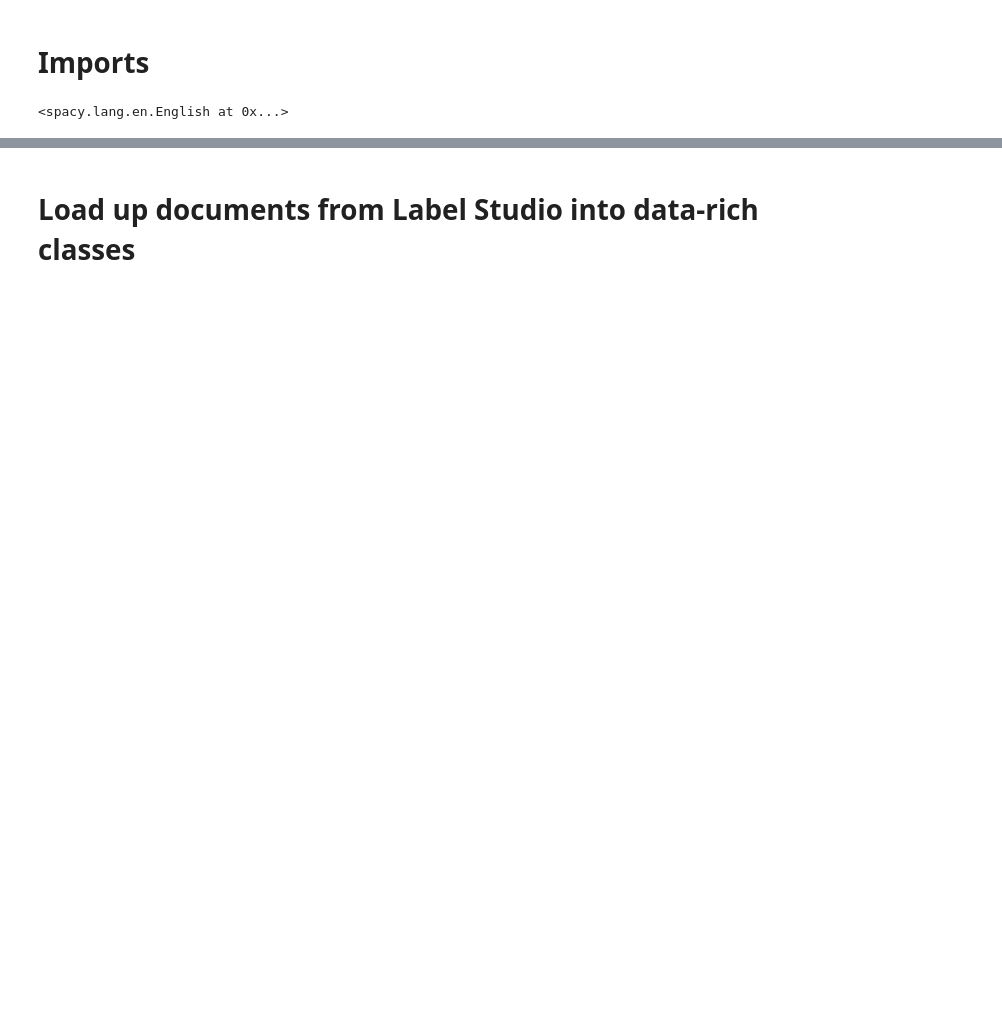
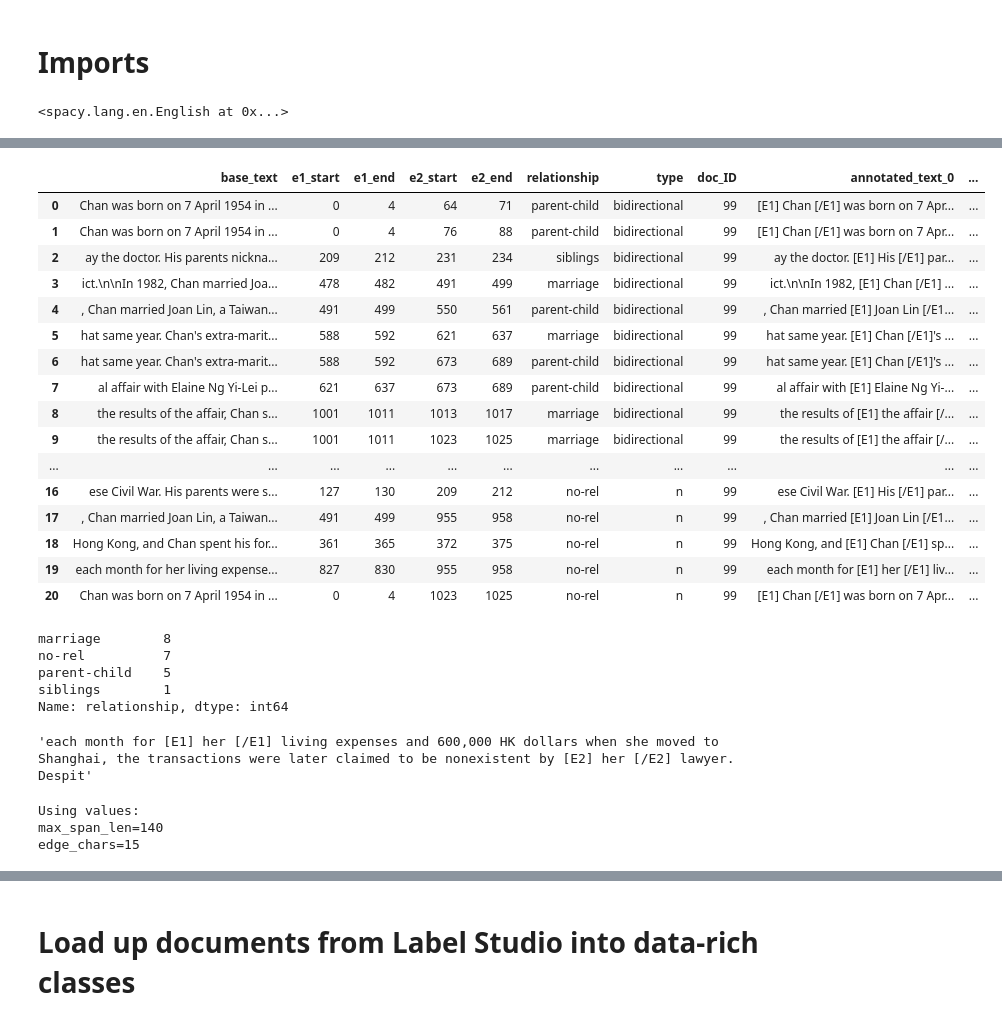
Before and after one commit to ANGELLOPARR/luke-genealogical-thesis, a Jupyter notebook: Pipeline.ipynb, the cells around one changed output, grey strips where cells are left out. Cells and saved outputs as stored; diff of their text form; code cells hidden in the pictures; blank space fills up the shorter version.

```diff
--- a/Pipeline.ipynb
+++ b/Pipeline.ipynb
@@ -334,0 +465,21 @@ class DocRelations:
+# %%
+from transformers import pipeline
+model_pipeline = pipeline(task='text-classification',
+                          model=my_model,
+                          tokenizer=tokenizer)
+# %%
+transforms = [
+    (lambda e: f'[E1] {e} [/E1]', lambda e: f'[E2] {e} [/E2]'),
+    (lambda e: f'[PERSON1]', lambda e: f'[PERSON2]'),
+    (lambda e: f'[PERSON]', lambda e: f'[PERSON]'),
+    (lambda e: f'[HEAD]', lambda e: f'[TAIL]'),
+    (lambda e: f'[MASK]', lambda e: f'[MASK]'),
+    (lambda e: f'[E1]', lambda e: f'[E2]')
+]
+# %%
+files = [fn for fn in os.listdir('wiki_data') if fn[0] != '.']
+relations = [DocRelations(f'wiki_data/{fn}', from_file=True, t_e1=transforms[0][0], t_e2=transforms[0][1], classifier_pipeline=model_pipeline) for fn in files]
+docs = [DataLoader.get_json_data(dr) for dr in relations]
+with open('predicted_labeled_data.json', 'w') as f:
+    json.dump(docs, f)
+# for i in range(len(os.listdir('wiki_data'))):
@@ -334,0 +527,10 @@ class DocRelations:
+# %%
+# ls_dr = DocRelations('exported.json')
+with open('PROJECT_LABELING.json', 'r') as f:
+    data = json.load(f)
+
+ls_drs = [DocRelations(d, from_labeled=True) for d in data]
+output = [DataLoader.get_json_data(dr) for dr in ls_drs]
+
+with open('LABEL_TO_LABEL.json', 'w') as f:
+    json.dump(output, f)
@@ -334,0 +605,43 @@ class DocRelations:
+# %%
+transforms = [
+    (lambda e: f'[E1] {e} [/E1]', lambda e: f'[E2] {e} [/E2]'),
+    (lambda e: f'[PERSON1]', lambda e: f'[PERSON2]')
+]
+df = DataLoader.get_pandas_data(dr, transforms, with_negatives=True)
+df
+# %% [output]
+|  | base_text | e1_start | e1_end | e2_start | e2_end | relationship | type | doc_ID | annotated_text_0 | ... |
+| 0 | Chan was born on 7 April 1954 in ... | 0 | 4 | 64 | 71 | parent-child | bidirectional | 99 | [E1] Chan [/E1] was born on 7 Apr... | ... |
+| 1 | Chan was born on 7 April 1954 in ... | 0 | 4 | 76 | 88 | parent-child | bidirectional | 99 | [E1] Chan [/E1] was born on 7 Apr... | ... |
+| 2 | ay the doctor. His parents nickna... | 209 | 212 | 231 | 234 | siblings | bidirectional | 99 | ay the doctor. [E1] His [/E1] par... | ... |
+| 3 | ict.\n\nIn 1982, Chan married Joa... | 478 | 482 | 491 | 499 | marriage | bidirectional | 99 | ict.\n\nIn 1982, [E1] Chan [/E1] ... | ... |
+| 4 | , Chan married Joan Lin, a Taiwan... | 491 | 499 | 550 | 561 | parent-child | bidirectional | 99 | , Chan married [E1] Joan Lin [/E1... | ... |
+| 5 | hat same year. Chan's extra-marit... | 588 | 592 | 621 | 637 | marriage | bidirectional | 99 | hat same year. [E1] Chan [/E1]'s ... | ... |
+| 6 | hat same year. Chan's extra-marit... | 588 | 592 | 673 | 689 | parent-child | bidirectional | 99 | hat same year. [E1] Chan [/E1]'s ... | ... |
+| 7 | al affair with Elaine Ng Yi-Lei p... | 621 | 637 | 673 | 689 | parent-child | bidirectional | 99 | al affair with [E1] Elaine Ng Yi-... | ... |
+| 8 | the results of the affair, Chan s... | 1001 | 1011 | 1013 | 1017 | marriage | bidirectional | 99 | the results of [E1] the affair [/... | ... |
+| 9 | the results of the affair, Chan s... | 1001 | 1011 | 1023 | 1025 | marriage | bidirectional | 99 | the results of [E1] the affair [/... | ... |
+| ... | ... | ... | ... | ... | ... | ... | ... | ... | ... | ... |
+| 16 | ese Civil War. His parents were s... | 127 | 130 | 209 | 212 | no-rel | n | 99 | ese Civil War. [E1] His [/E1] par... | ... |
+| 17 | , Chan married Joan Lin, a Taiwan... | 491 | 499 | 955 | 958 | no-rel | n | 99 | , Chan married [E1] Joan Lin [/E1... | ... |
+| 18 | Hong Kong, and Chan spent his for... | 361 | 365 | 372 | 375 | no-rel | n | 99 | Hong Kong, and [E1] Chan [/E1] sp... | ... |
+| 19 | each month for her living expense... | 827 | 830 | 955 | 958 | no-rel | n | 99 | each month for [E1] her [/E1] liv... | ... |
+| 20 | Chan was born on 7 April 1954 in ... | 0 | 4 | 1023 | 1025 | no-rel | n | 99 | [E1] Chan [/E1] was born on 7 Apr... | ... |
+# %%
+df['relationship'].value_counts()
+# %% [output]
+marriage        8
+no-rel          7
+parent-child    5
+siblings        1
+Name: relationship, dtype: int64
+# %%
+df.iloc[19].annotated_text_0
+# %% [output]
+'each month for [E1] her [/E1] living expenses and 600,000 HK dollars when she moved to Shanghai, the transactions were later claimed to be nonexistent by [E2] her [/E2] lawyer. Despit'
+# %%
+test = DocRelations('wiki_data/untitled.txt', from_file=True, classifier_pipeline=model_pipeline)
+# %% [output]
+Using values:
+max_span_len=140
+edge_chars=15
```
Also changed, not shown: parts of 38 cells of this notebook, 13 other files.
